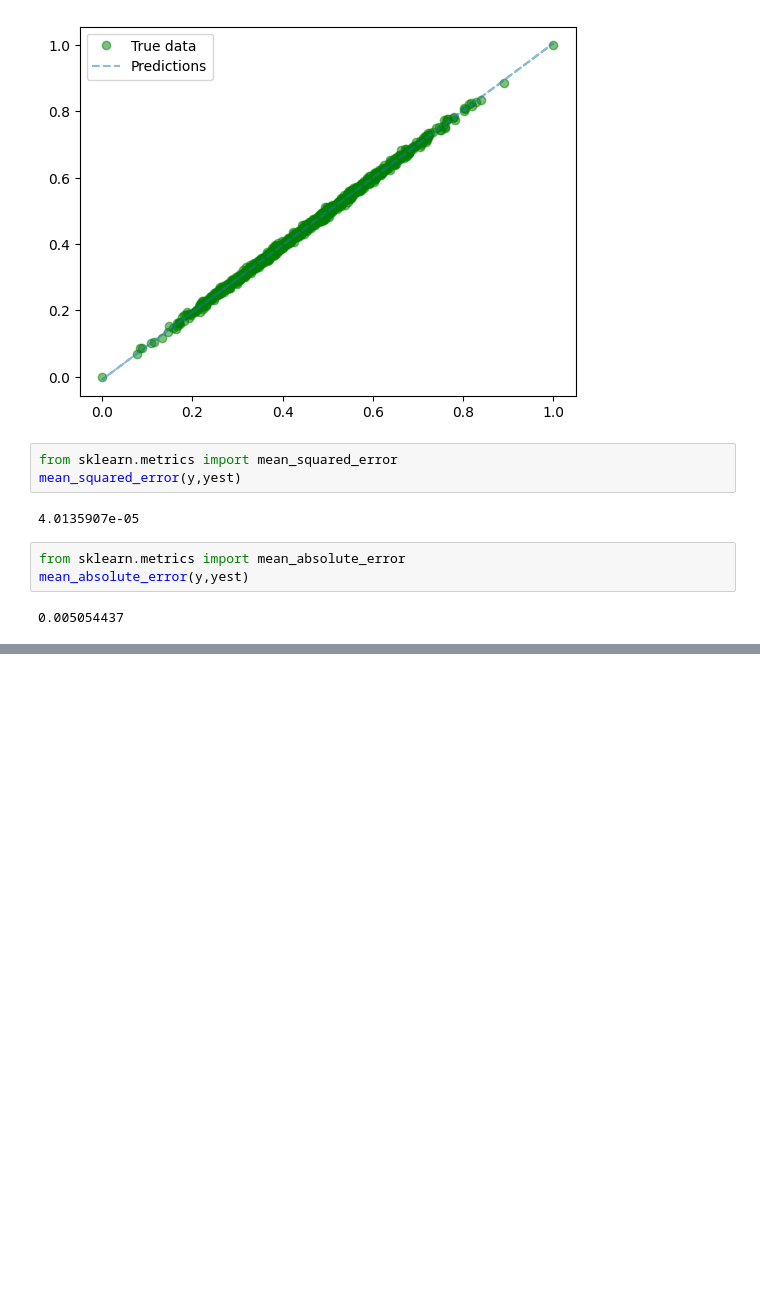
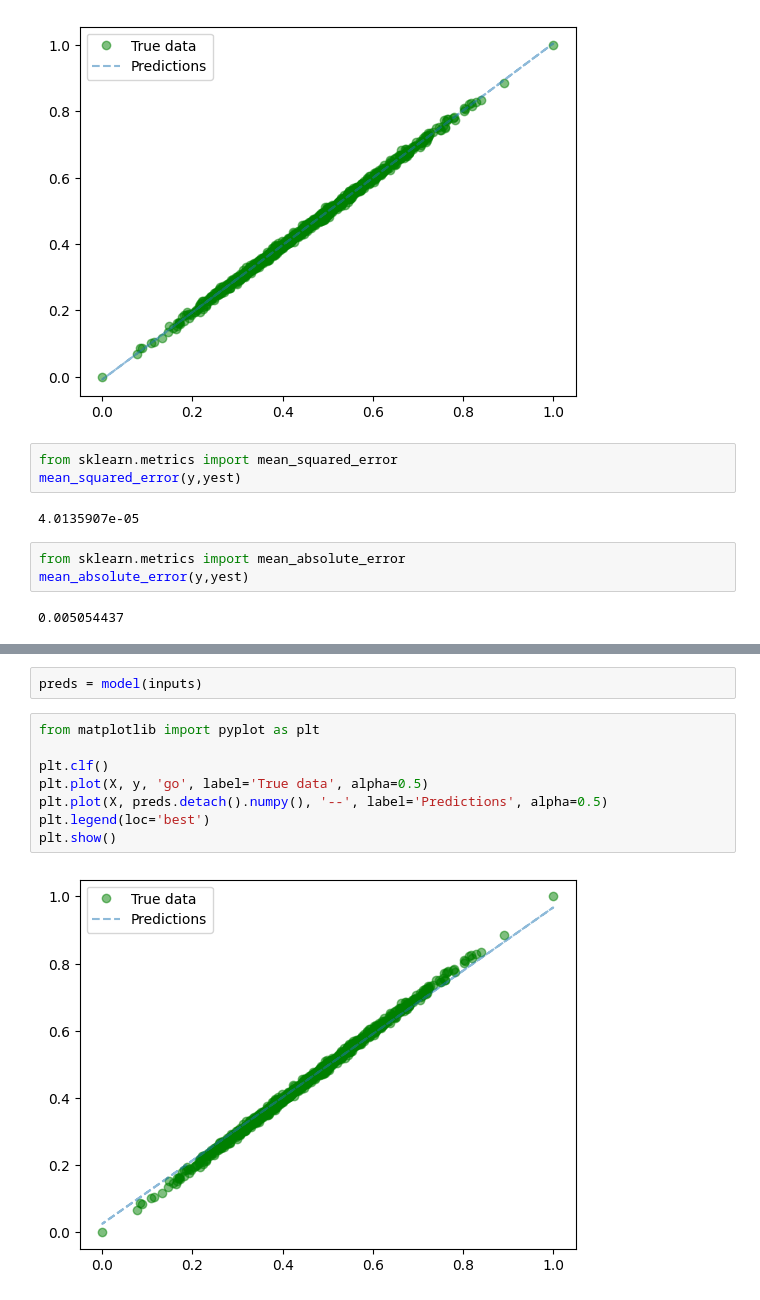
Before and after one commit to LCaravaggio/AnalisisPredictivo, a Jupyter notebook: 03_Regresión_Lineal/RL_con_Pytorch.ipynb, the cells around one changed output, grey strips where cells are left out. Drawn from its saved outputs; the diff is of its cells as text; blank space fills up the shorter version.

```diff
--- a/03_Regresión_Lineal/RL_con_Pytorch.ipynb
+++ b/03_Regresión_Lineal/RL_con_Pytorch.ipynb
@@ -242,0 +283,12 @@ mean_absolute_error(y,yest)
+# %%
+preds = model(inputs)
+# %%
+from matplotlib import pyplot as plt
+
+plt.clf()
+plt.plot(X, y, 'go', label='True data', alpha=0.5)
+plt.plot(X, preds.detach().numpy(), '--', label='Predictions', alpha=0.5)
+plt.legend(loc='best')
+plt.show()
+# %% [output]
+[figure, added]
```
Also changed, not shown: parts of 13 cells of this notebook.
